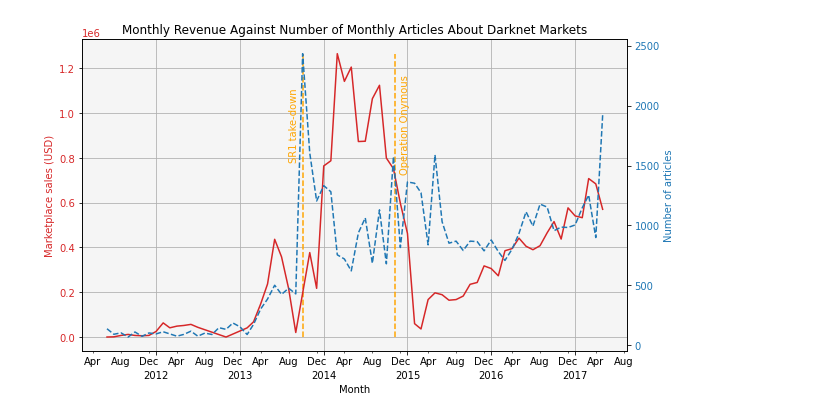
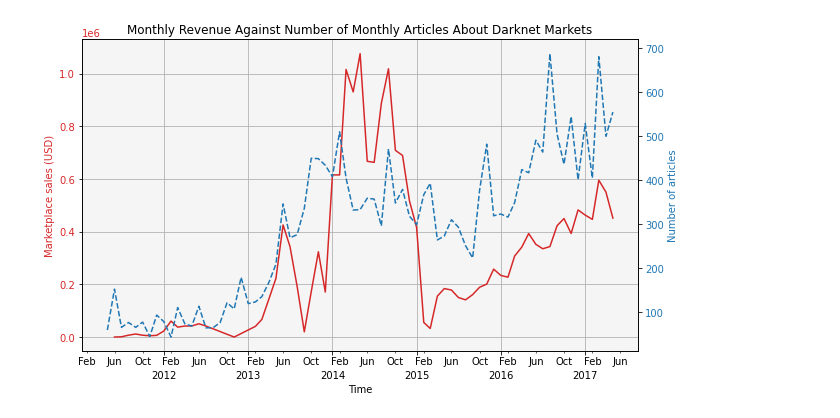
Before and after one commit to x0rz3q/WM0824TU, a Jupyter notebook: src/deliverable3/RQ1.ipynb, the cells around one changed output. Saved outputs shown, nothing was run; the diff lists cells and outputs as text; code cells hidden in the pictures.

Commit message:
includes analysis for the following month

```diff
--- a/src/deliverable3/RQ1.ipynb
+++ b/src/deliverable3/RQ1.ipynb
@@ -37,7 +38,10 @@ class Filter:
         df_drug_related_items = dfItems[dfItems['title'].str.lower().str.contains('|'.join(drug_keywords))]
         df_drug_items = df_drug_related_items[~df_drug_related_items.index.isin(df_guide_items.index)]
 
-        return dfItems[~dfItems.index.isin(df_drug_items.index)]
+        dfItems = dfItems[~dfItems.index.isin(df_drug_items.index)]
+        dfItems = dfItems[dfItems['category'] != 'other - custom']
+
+        return dfItems
 
     @staticmethod
     def filter_misc(df):
@@ -133,5 +137,6 @@ Size after filtering guns: 541419
 df_rev = df[['date', 'order_amount_usd']]
 df_rev = df_rev.sort_values(by='date')
 df_rev['date'] = pd.DatetimeIndex(df_rev['date']).to_period('M')
-df_rev_bydate = df_rev.groupby('date').sum()
-df_rev_bydate.index = df_rev_bydate.index.to_timestamp()
+df_rev_bymonth = df_rev.groupby('date').sum()
+df_rev_bymonth.index = df_rev_bymonth.index.to_timestamp()
+df_rev_bymonth
@@ -138,10 +158,10 @@ df_rev_bydate.index = df_rev_bydate.index.to_timestamp()
 # %%
-# title:("black market*") OR ("underground market*") OR ("dark net market*") OR  ("darkweb market*"~10) OR ("cryptomarket") OR ("tor market*"~10) OR ("darknet market*"~10) OR ("silk road") OR ("alphabay") OR ("silk road 2") NOT ("belt road"~10)
-
+# Monthly articles
 df_media = df_media = pd.read_csv('../../data/news_coverage.csv')[['date', 'count']]
 df_media['date'] = pd.to_datetime(df_media['date'], format="%Y-%m-%d")
 df_media = df_media.sort_values(by='date').reset_index(drop=True)
 df_media['date'] = pd.DatetimeIndex(df_media['date']).to_period('M')
-df_media_bydate = df_media.groupby('date').sum()
-df_media_bydate = df_media_bydate[str(df_rev_bydate.index.min()):str(df_rev_bydate.index.max())]
-df_media_bydate.index = df_media_bydate.index.to_timestamp()
+df_media_bymonth = df_media.groupby('date').sum()
+df_media_bymonth = df_media_bymonth[str(df_rev_bymonth.index.min()-pd.DateOffset(months=1)):str(df_rev_bymonth.index.max())]
+df_media_bymonth.index = df_media_bymonth.index.to_timestamp()
+df_media_bymonth
@@ -148,45 +183,45 @@ df_media_bydate.index = df_media_bydate.index.to_timestamp()
 # %%
 fig, ax1 = plt.subplots()
 
-x1 = df_rev_bydate.index
-y1 = df_rev_bydate['order_amount_usd']
+x1 = df_rev_bymonth.index
+y1 = df_rev_bymonth['order_amount_usd']
 
 color = 'tab:red'
-ax1.set_xlabel('Month')
+ax1.set_xlabel('Time')
 ax1.set_ylabel('Marketplace sales (USD)', color=color)
 ax1.plot(x1, y1, color=color)
 ax1.tick_params(axis='y', labelcolor=color)
 ax1.set_facecolor('#f5f5f5')
 plt.grid()
 ax1.set_title("Monthly Revenue Against Number of Monthly Articles About Darknet Markets")
 
 
 ax2 = ax1.twinx()  # instantiate a second axes that shares the same x-axis
-x2 = df_media_bydate.index
-y2 = df_media_bydate['count']
+x2 = df_media_bymonth.index
+y2 = df_media_bymonth['count']
 color = 'tab:blue'
 ax2.set_ylabel('Number of articles', color=color)  # we already handled the x-label with ax1
 ax2.plot(x2, y2, color=color, linestyle='dashed')
 ax2.tick_params(axis='y', labelcolor=color)
 
-ax1.vlines(x=pd.to_datetime('October 2013'), ymin=min(y1), ymax=max(y1), linestyles='dashed', colors=['orange'])
-ax1.text(pd.to_datetime('August 2013'), max(y1)-max(y1)/4, 'SR1 take-down', rotation=90, va='center', color='orange')
-ax1.vlines(x=pd.to_datetime('November 6 2014'), ymin=min(y1), ymax=max(y1), linestyles='dashed', colors=['orange'])
-ax1.text(pd.to_datetime('December 2014'), max(y1)-max(y1)/4, 'Operation Onymous', rotation=90, va='center', color='orange')
+# ax1.vlines(x=pd.to_datetime('October 2013'), ymin=min(y1), ymax=max(y1), linestyles='dashed', colors=['orange'])
+# ax1.text(pd.to_datetime('August 2013'), max(y1)-max(y1)/4, 'SR1 take-down', rotation=90, va='center', color='orange')
+# ax1.vlines(x=pd.to_datetime('November 6 2014'), ymin=min(y1), ymax=max(y1), linestyles='dashed', colors=['orange'])
+# ax1.text(pd.to_datetime('December 2014'), max(y1)-max(y1)/4, 'Operation Onymous', rotation=90, va='center', color='orange')
 
 # set major ticks location every day
 ax1.xaxis.set_major_locator(mdates.YearLocator())
 # set major ticks format
 ax1.xaxis.set_major_formatter(mdates.DateFormatter('\n%Y'))
 # set minor ticks location every two hours
 ax1.xaxis.set_minor_locator(mdates.MonthLocator(interval=4))
 # set minor ticks format
 ax1.xaxis.set_minor_formatter(mdates.DateFormatter('%b'))
 
 fig.tight_layout()  # otherwise the right y-label is slightly clipped
 fig.set_size_inches(10, 6)
 plt.savefig('articles_vs_revenue.pdf')
 plt.show()
 # %% [output]
-[figure, old version]
+[figure, new version]
 # %%
```
Also changed, not shown: parts of 6 cells of this notebook.
